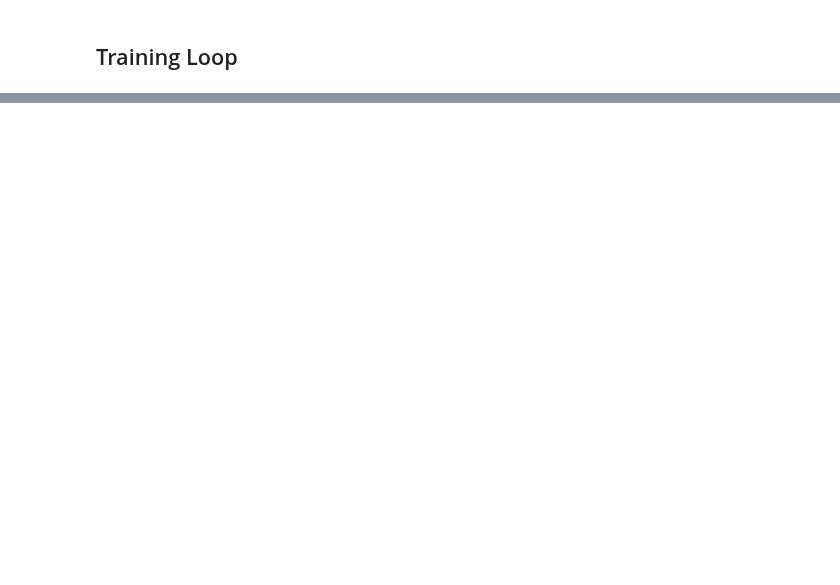
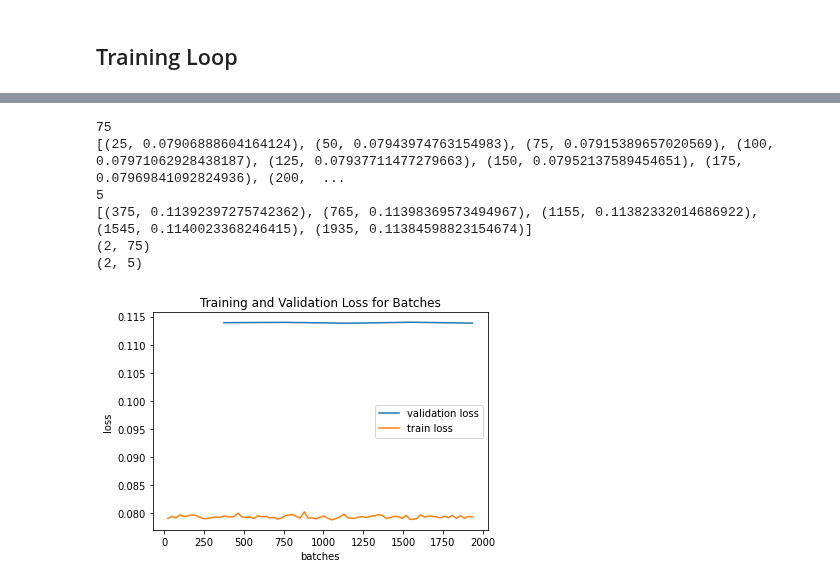
Before and after one commit to Abuynits/TE_Connect, a Jupyter notebook: sales_forcasting.ipynb, the cells around one changed output, grey strips where cells are left out. Drawn from its saved outputs; the diff is of its cells as text; code cells hidden in the pictures; blank space fills up the shorter version.

Commit message:
added teacher forcing, mixed teacher forcing training options

```diff
--- a/sales_forcasting.ipynb
+++ b/sales_forcasting.ipynb
@@ -384,7 +383,7 @@ x test shape: (398858, 5, 3)
 import torch
 from torch.utils.data import Dataset
 from torch.utils.data import DataLoader
-batch_size =2048
+batch_size =1024
 
 class finance_data_set(Dataset):
     def __init__(self, trainDT, testDT):
@@ -541,11 +566,11 @@ class seq2seq_lstm(nn.Module):
 # %% [markdown]
 ## Training Loop
 # %%
-model = seq2seq_lstm(num_features, hidden_size=2,enc_drop=0.25,dec_drop=0.25,num_layers=2)
+model = seq2seq_lstm(num_features, hidden_size=32,enc_drop=0.25,dec_drop=0.25,num_layers=16,train_prediction='mixed teacher forcing')
 device = torch.device("cuda" if torch.cuda.is_available() else "cpu")
 
 model = model.to(device)
-optim = optimizer.Adam(model.parameters(), lr=0.001)
+optim = optimizer.Adam(model.parameters(), lr=0.0001)
 loss_func = nn.MSELoss()
 print(model)
 def count_params(model):
@@ -571,15 +596,17 @@ seq2seq_lstm(
 # %%
 
 train_loss = []
+val_loss = []
 epochs = 50
 model_save_path = "/home/abuynits/Projects/TE_Connect/savedModels/"
 save_model = False
 
 
+
 def train_one_epoch(epoch: int, dl):
     model.train(True)
     last_loss = 0.
-    print_batch_loss = 50
+    print_batch_loss = 25
     run_loss = 0.0
     total_loss = 0.0
     num_run = 0.0
@@ -595,7 +622,7 @@ def train_one_epoch(epoch: int, dl):
             model_out = model_out.cuda()
 
 
-        pred_out = model.forward(model_inp)
+        pred_out = model.forward(model_inp,model_out)
         if torch.cuda.is_available():
             pred_out=pred_out.cuda()
         loss = loss_func(pred_out, model_out)
@@ -605,9 +632,9 @@ def train_one_epoch(epoch: int, dl):
         run_loss += loss.item()
         total_loss += loss.item()
         num_run+=1
-        if i+1 == len(dl) or (i % print_batch_loss == 0 and i != 0):
+        if (((i+1) % print_batch_loss) == 0 and i != 0):
             last_loss = run_loss/print_batch_loss
-            train_loss.append(last_loss)
+            train_loss.append(((i+1)+epoch*len(dl),last_loss))
             print('    epoch {} batch {}/{} loss: {}'.format(epoch, i+1,len(dl), last_loss))
             run_loss = 0.0
     return total_loss/num_run
@@ -628,7 +655,6 @@ def test_one_epoch(epoch: int, dl):
         batch_count += 1
         loss = loss_func(out, val_out)
         run_loss += loss.item()
-
     return run_loss/batch_count
 
 
@@ -637,6 +663,7 @@ best_vloss = 1_000_000.
 for i in range(epochs):
     avg_train_loss = train_one_epoch(i, train_dl)
     avg_val_loss = test_one_epoch(i, test_dl)
+    val_loss.append((train_loss[-1][0], avg_val_loss))
 
     print(f"epoch {i}: train loss: {avg_train_loss} val loss: {avg_val_loss}")
     if save_model:
@@ -646,4 +673,9 @@ for i in range(epochs):
             model_path = '{}{}_{}_{}'.format(
                 model_save_path, "model_name", best_vloss, i)
             torch.save(model.state_dict(), model_path)
+
+print(f"saving: {best_vloss}")
+model_path = '{}{}_{}_{}'.format(
+model_save_path, "model_name", best_vloss, i)
+torch.save(model.state_dict(), model_path)
 # %% [output]
@@ -659,3 +698,28 @@ epoch 0: train loss: 0.06955378628694094 val loss: 0.10159887962563094
+# %%
+import matplotlib.pyplot as plt
+print(len(train_loss))
+print(train_loss)
+tl=np.array(train_loss).T
+print(len(val_loss))
+print(val_loss)
+vl=np.array(val_loss).T
+print(tl.shape)
+print(vl.shape)
+plt.plot(vl[0],vl[1], label = "validation loss")
+plt.plot(tl[0],tl[1], label = "train loss")
+plt.legend()
+plt.title("Training and Validation Loss for Batches")
+plt.ylabel("loss")
+plt.xlabel("batches")
+plt.show()
+# %% [output]
+75
+[(25, 0.07906888604164124), (50, 0.07943974763154983), (75, 0.07915389657020569), (100, 0.07971062928438187), (125, 0.07937711477279663), (150, 0.07952137589454651), (175, 0.07969841092824936), (200,  ...
+5
+[(375, 0.11392397275742362), (765, 0.11398369573494967), (1155, 0.11382332014686922), (1545, 0.1140023368246415), (1935, 0.11384598823154674)]
+(2, 75)
+(2, 5)
+[figure, added]
 # %%
 def predict_tensor(model: seq2seq_lstm,inp_tensor, target_len:int):
     """predicts the output for a specific input
```
Also changed, not shown: parts of 5 cells of this notebook.
